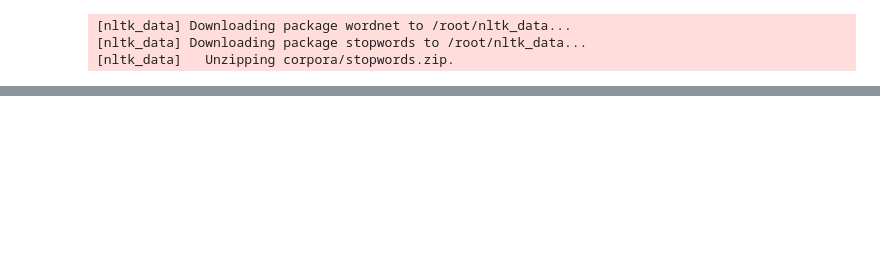
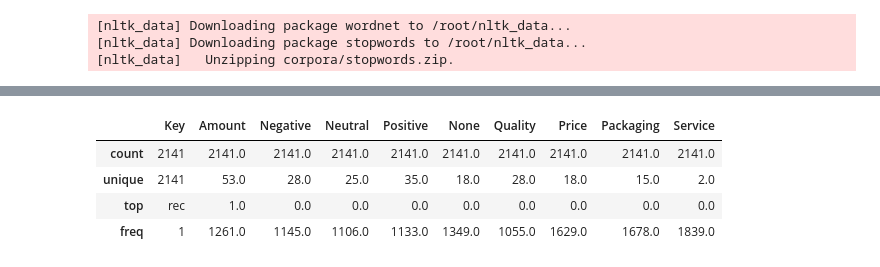
Before and after one commit to namvnvx/DS108-Customer_Sentiment_Analysis_Based_on_ABSA_Approach, a Jupyter notebook: Model_Hand_Made.ipynb, the cells around one changed output, grey strips where cells are left out. Saved outputs shown, nothing was run; the diff lists cells and outputs as text; code cells hidden in the pictures; blank space fills up the shorter version.

```diff
--- a/Model_Hand_Made.ipynb
+++ b/Model_Hand_Made.ipynb
@@ -226,14 +47,0 @@ process Label
-# %%
-def processLabel(Label):
-  a = 1
-  for item in Label:
-    if item != 0:
-      a *= item
-  if a == 1:
-    return np.append([1,0],abs(Label))
-  if a == -1:
-    return np.append([0,1],abs(Label))
-
-Y_pro = processLabel(Y[0])
-for index in range(1,len(Y)):
-  Y_pro = np.vstack((Y_pro,processLabel(Y[index])))
@@ -414,0 +115,36 @@ Service  :  pos
+# %%
+for index in range(len(df)):
+  try:
+    df[index][0] =  removeStopWord(df[index][0])
+  except:
+    print(index)
+# %%
+cols = ['Key','Amount','Negative','Neutral','Positive','None','Quality','Price','Packaging','Service']
+word_code = {}
+code = 0
+Keys = []
+
+for index in range(len(df)):
+  for word in df[index][0].split():
+    lb = [1.,0.,0.,0.,0.,0.,0.,0.,0.]
+    lb[df[index][1] + 1] += 1
+    lb[df[index][2] + 4] += 1
+    if word not in word_code:
+      word_code[word] = code
+      code += 1
+      Keys.append([word] + lb)
+    else:
+      for i in range(8):
+        Keys[word_code[word]][i + 1] += lb[i]
+# %%
+Keys = np.array(Keys)
+Keys = pd.DataFrame(Keys,columns = cols)
+Keys.iloc[:,1:] = Keys.iloc[:,1:].astype(float)
+# %%
+Keys.describe()
+# %% [output]
+|  | Key | Amount | Negative | Neutral | Positive | None | Quality | Price | Packaging | Service |
+| count | 2141 | 2141.0 | 2141.0 | 2141.0 | 2141.0 | 2141.0 | 2141.0 | 2141.0 | 2141.0 | 2141.0 |
+| unique | 2141 | 53.0 | 28.0 | 25.0 | 35.0 | 18.0 | 28.0 | 18.0 | 15.0 | 2.0 |
+| top | rec | 1.0 | 0.0 | 0.0 | 0.0 | 0.0 | 0.0 | 0.0 | 0.0 | 0.0 |
+| freq | 1 | 1261.0 | 1145.0 | 1106.0 | 1133.0 | 1349.0 | 1055.0 | 1629.0 | 1678.0 | 1839.0 |
```
Also changed, not shown: parts of 47 cells of this notebook.
